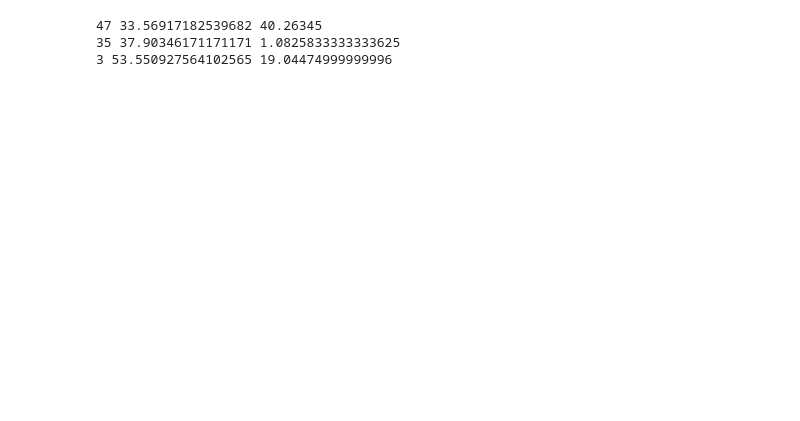
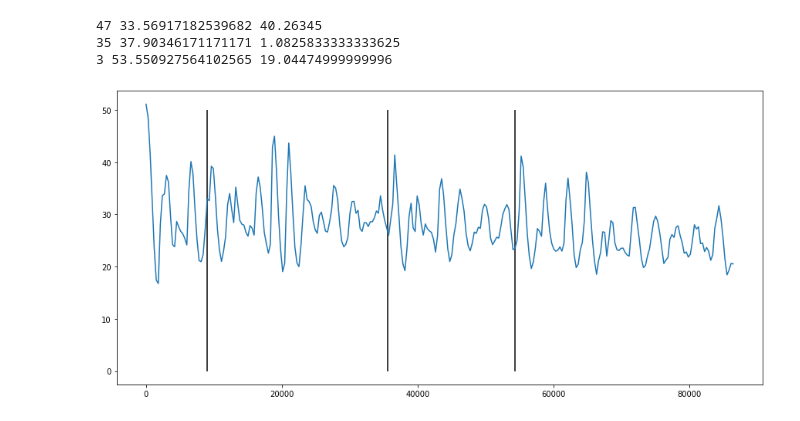
Before and after one commit to adithyashanmugam/Daytona24, a Jupyter notebook: src/2018/FixData2018.ipynb, the cells around one changed output. Drawn from its saved outputs; the diff is of its cells as text; code cells hidden in the pictures; blank space fills up the shorter version.

```diff
--- a/src/2018/FixData2018.ipynb
+++ b/src/2018/FixData2018.ipynb
@@ -168,6 +171,13 @@ for t in range(30, MAXTIME, 1200):
         agg_risk += get_risk_score(lp)
     risk_score[t] = agg_risk
     sus_score[t] = agg_sus
+# %%
+plt.figure(figsize=(15,7))
+plt.plot(list(risk_score.keys()), list(risk_score.values()))
+plt.vlines(times, 0, 50)
+plt.show()
+# %% [output]
+[figure, added]
 # %%
 plt.figure(figsize=(15, 7))
 plt.plot(list(sus_score.keys())[:95], list(sus_score.values())[:95])
```
Also changed, not shown: parts of 7 cells of this notebook, 10 other files.
